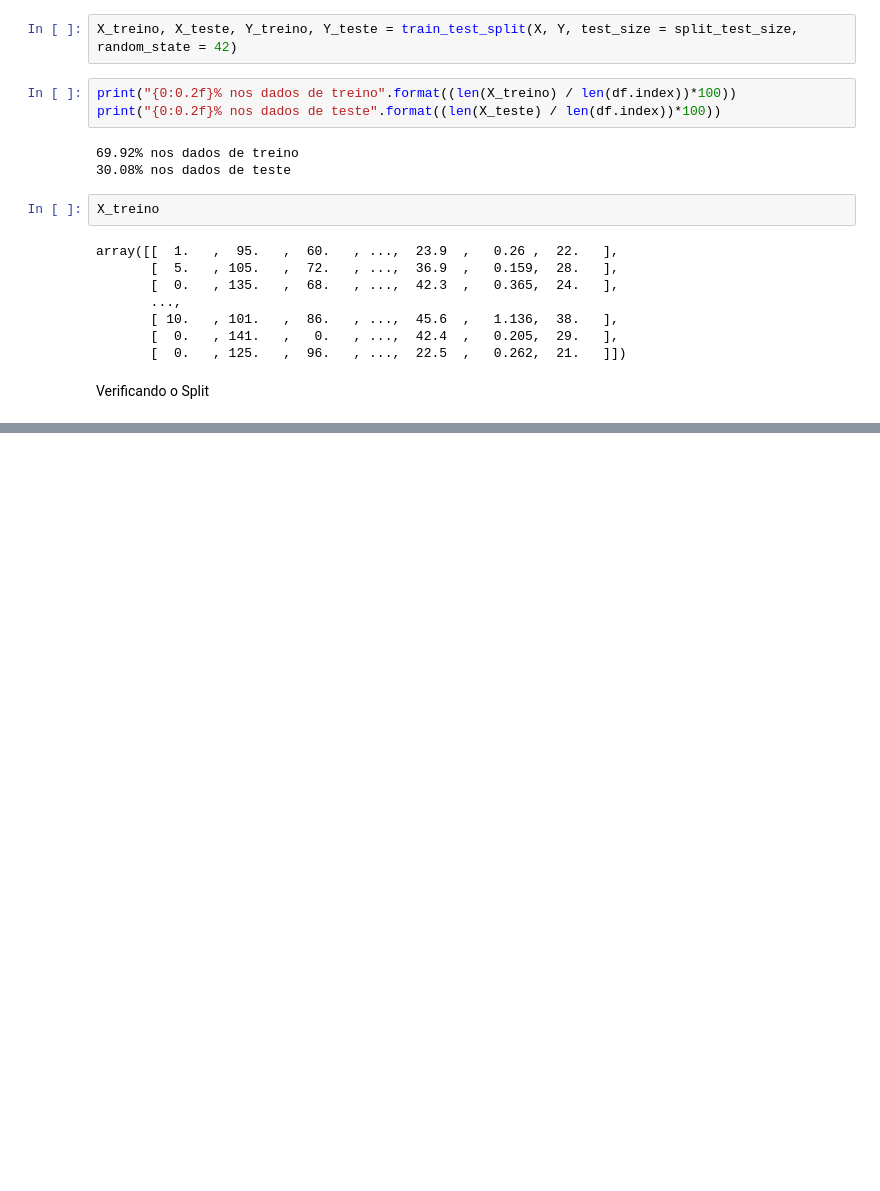
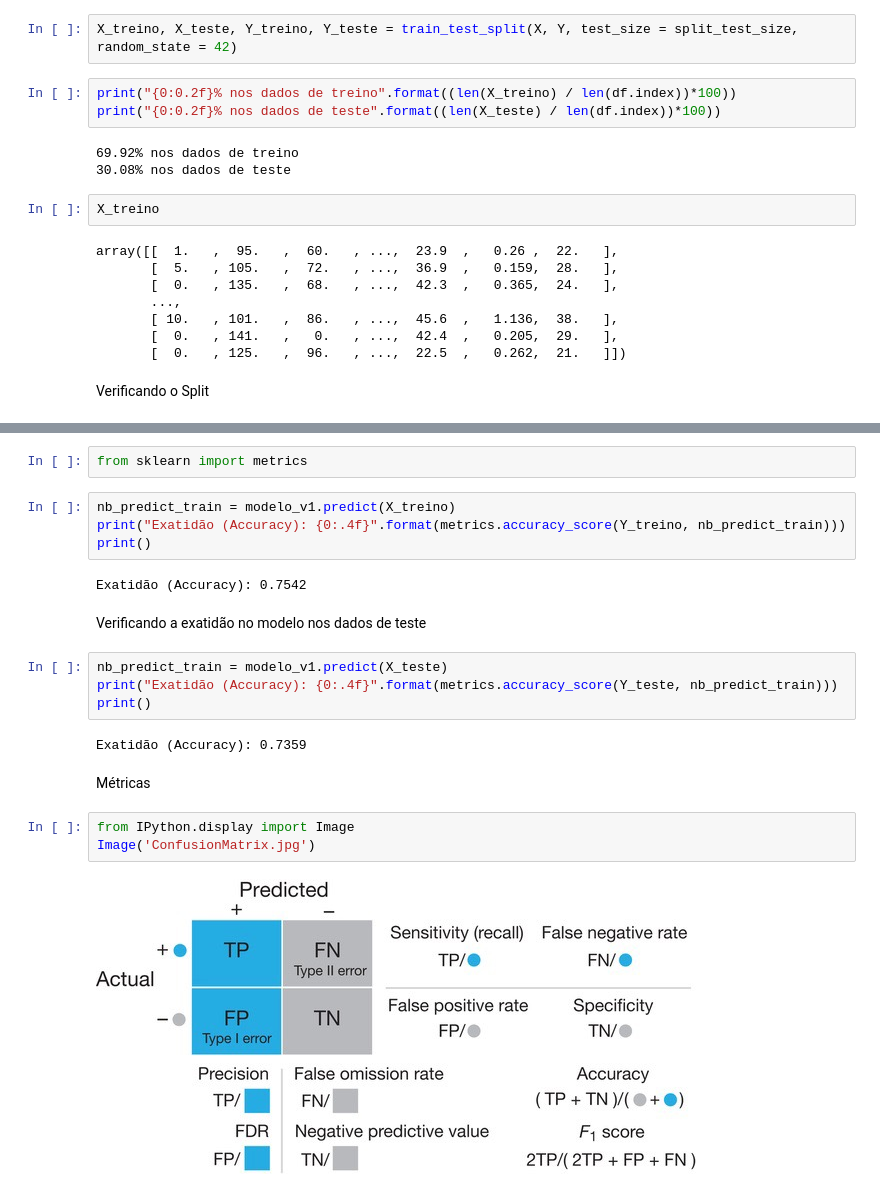
Before and after one commit to lulucaca15/python-analiseDados_3.0, a Jupyter notebook: Módulo11/BusinessProblem.ipynb, the cells around one changed output, grey strips where cells are left out. Drawn from its saved outputs; the diff is of its cells as text; blank space fills up the shorter version.

Commit message:
model testing

```diff
--- a/Módulo11/BusinessProblem.ipynb
+++ b/Módulo11/BusinessProblem.ipynb
@@ -152,0 +238,23 @@ Verificando o Split
+# %%
+from sklearn import metrics
+# %%
+nb_predict_train = modelo_v1.predict(X_treino)
+print("Exatidão (Accuracy): {0:.4f}".format(metrics.accuracy_score(Y_treino, nb_predict_train)))
+print()
+# %% [output]
+Exatidão (Accuracy): 0.7542
+# %% [markdown]
+Verificando a exatidão no modelo nos dados de teste
+# %%
+nb_predict_train = modelo_v1.predict(X_teste)
+print("Exatidão (Accuracy): {0:.4f}".format(metrics.accuracy_score(Y_teste, nb_predict_train)))
+print()
+# %% [output]
+Exatidão (Accuracy): 0.7359
+# %% [markdown]
+Métricas
+# %%
+from IPython.display import Image
+Image('ConfusionMatrix.jpg')
+# %% [output]
+[figure, added]
```
Also changed, not shown: parts of 14 cells of this notebook.
